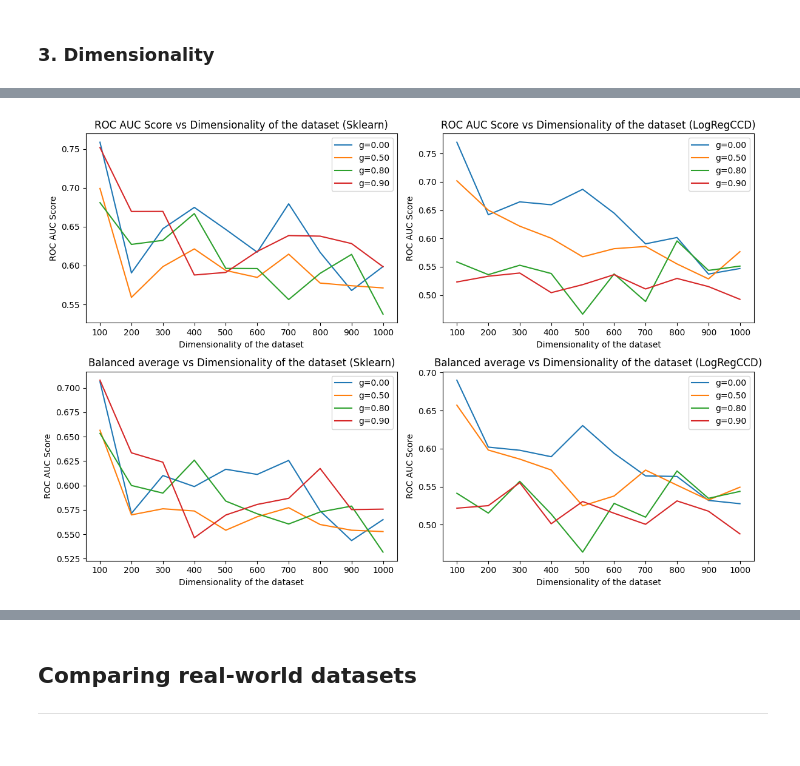
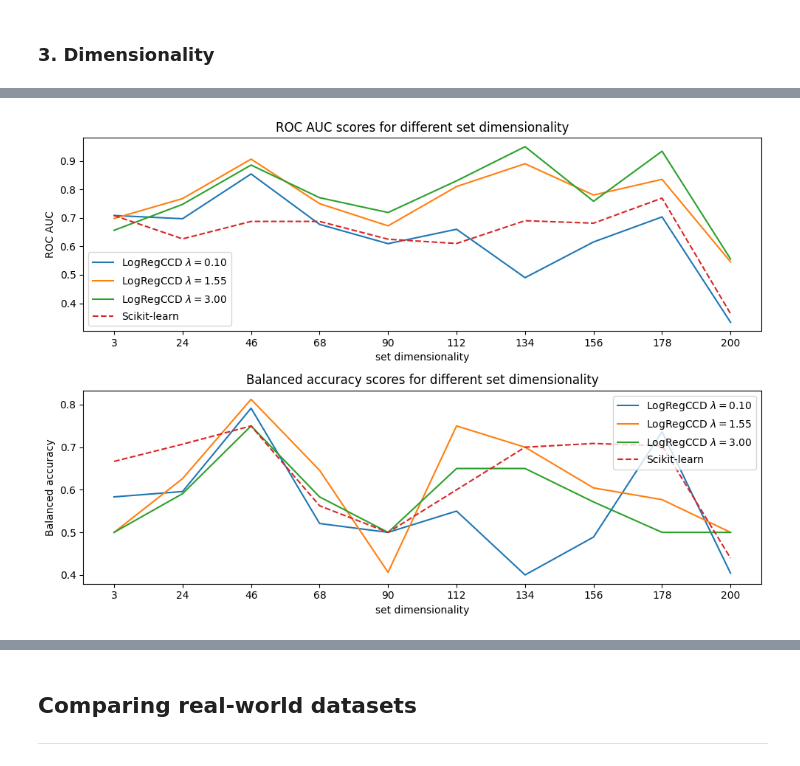
Before and after one commit to michal1701/AdvancedMachineLearning, a Jupyter notebook: Task3/dataset_evaluation.ipynb, the cells around one changed output, grey strips where cells are left out. Cells and saved outputs as stored; diff of their text form; code cells hidden in the pictures.

```diff
--- a/Task3/dataset_evaluation.ipynb
+++ b/Task3/dataset_evaluation.ipynb
@@ -182,14 +202,62 @@ Please also refer to the documentation for alternative solver options:
-# %%
-generate_plots(sklearn_scores_dg, logregccd_scores_dg, labels=[f"g={g:.2f}" for g in G],
-               titles=[
-                   ["ROC AUC Score vs Dimensionality of the dataset (Sklearn)", "ROC AUC Score vs Dimensionality of the dataset (LogRegCCD)"],
-                   ["Balanced average vs Dimensionality of the dataset (Sklearn)", "Balanced average vs Dimensionality of the dataset (LogRegCCD)"]
-               ],
-               xlabels=[
-                   ["Dimensionality of the dataset", "Dimensionality of the dataset"],
-                   ["Dimensionality of the dataset", "Dimensionality of the dataset"]
-               ],
-               xticks=[range(len(D)), [f"{d}" for d in D]],
-)
-# %% [output]
-[figure, removed]
+# %%
+p = 0.5
+Lambdas = np.linspace(0.1, 3, 3)
+g = 0.0
+D = np.linspace(3, 200, 10, dtype=int)
+n = 100
+
+legend = [f"LogRegCCD $\lambda=${l:.2f}" for l in Lambdas]
+legend.append("Scikit-learn")
+
+plt.subplots(2, 1, figsize=(10, 7))
+
+roc_scores = []
+bal_acc_scores = []
+sk_roc_scores = []
+sk_bal_acc_scores = []
+for d in D:
+    X, y = generate_synthetic_data(p, n, d, g)
+    X, y = X.to_numpy(), y.to_numpy()
+    X_train, X_test, y_train, y_test = train_test_split(X, y, test_size=0.2, random_state=seed)
+
+    cur_roc_scores = []
+    cur_bal_acc_scores = []
+    # Compute metrics for LogRegCCD
+    for l in Lambdas:
+        logregccd_logistic = LogRegCCD(C=1/l)
+        roc_auc, bal_acc = compute_metrics_synthetic(logregccd_logistic, X_train, y_train, X_test, y_test)
+        cur_roc_scores.append(roc_auc)
+        cur_bal_acc_scores.append(bal_acc)
+    roc_scores.append(cur_roc_scores)
+    bal_acc_scores.append(cur_bal_acc_scores)
+
+    # Compute metrics for Scikit-learn
+    logreg_sklearn = LogisticRegression(penalty=None)
+    roc_auc, bal_acc = compute_metrics_synthetic(logreg_sklearn, X_train, y_train, X_test, y_test)
+    sk_roc_scores.append(roc_auc)
+    sk_bal_acc_scores.append(bal_acc)
+
+
+# Plotting the results
+plt.subplot(2, 1, 1)
+plt.plot(roc_scores)
+plt.plot(sk_roc_scores, "--")
+plt.title(f"ROC AUC scores for different set dimensionality")
+plt.ylabel("ROC AUC")
+plt.xlabel("set dimensionality")
+plt.xticks(range(len(D)), D)
+plt.legend(legend)
+
+plt.subplot(2, 1, 2)
+plt.plot(bal_acc_scores)
+plt.plot(sk_bal_acc_scores, "--")
+plt.title(f"Balanced accuracy scores for different set dimensionality")
+plt.ylabel("Balanced accuracy")
+plt.xlabel("set dimensionality")
+plt.xticks(range(len(D)), D)
+plt.legend(legend)
+plt.tight_layout()
+
+plt.show()
+# %% [output]
+[figure, added]
```
Also changed, not shown: parts of 20 cells of this notebook, 12 other files.
